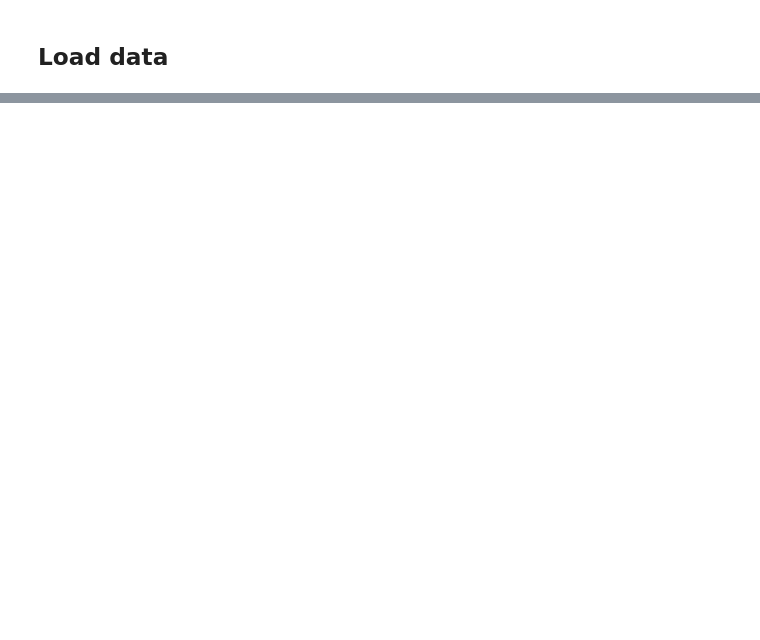
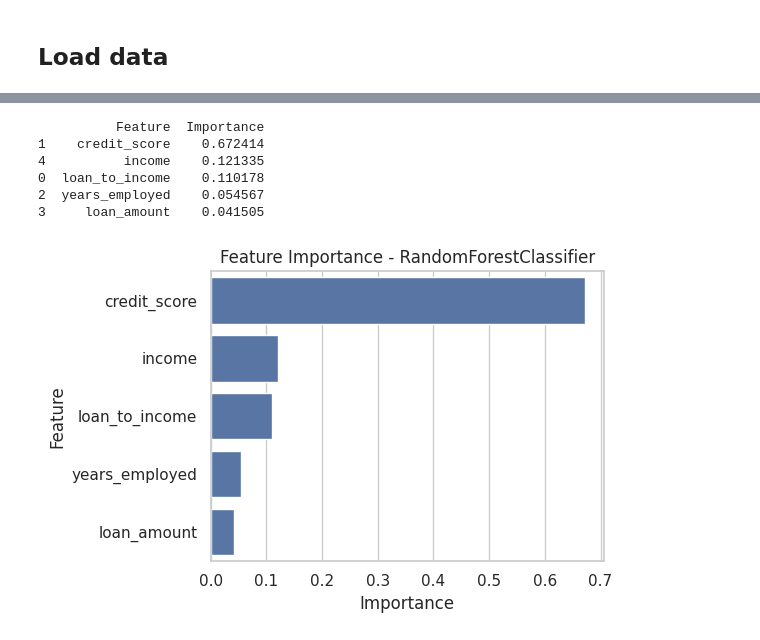
Before and after one commit to DavidRC-Projects/Approval_Predict, a Jupyter notebook: jupyter_notebooks/06 - Modeling and Evaluation.ipynb, the cells around one changed output, grey strips where cells are left out. Drawn from its saved outputs; the diff is of its cells as text; code cells hidden in the pictures; blank space fills up the shorter version.

Commit message:
Add pipeline, grid search and feature importance plot for 6th notebook

```diff
--- a/jupyter_notebooks/06 - Modeling and Evaluation.ipynb
+++ b/jupyter_notebooks/06 - Modeling and Evaluation.ipynb
@@ -83,0 +229,14 @@ X.head(3), y.head(3)
+# %%
+search = HyperparameterOptimizationSearch(
+    models=models_quick_search,
+    params=params_quick_search
+)
+
+search.fit(
+    X_train_bal,
+    y_train_bal,
+    scoring=make_scorer(recall_score, pos_label=1),
+    cv=5,
+    n_jobs=-1,
+    verbose=1
+)
@@ -83,0 +261,3 @@ X.head(3), y.head(3)
+# %%
+results_summary, search_pipelines = search.score_summary(sort_by='mean_score')
+display(results_summary)
@@ -83,0 +273,4 @@ X.head(3), y.head(3)
+# %%
+best_model = results_summary.iloc[0, 0]
+pipeline_clf = search.grid_searches[best_model].best_estimator_
+pipeline_clf
@@ -83,0 +331,31 @@ X.head(3), y.head(3)
+# %%
+model_step = pipeline_clf.named_steps['model']
+
+# Get feature names used in training
+feature_names = X_train_bal.columns
+
+# Create importance dataframe
+feature_importance_df = (
+    pd.DataFrame({
+        "Feature": feature_names,
+        "Importance": model_step.feature_importances_
+    })
+    .sort_values(by="Importance", ascending=False)
+)
+
+print(feature_importance_df)
+
+# Plot importance
+plt.figure(figsize=(6,4))
+sns.barplot(data=feature_importance_df, x="Importance", y="Feature")
+plt.title("Feature Importance - RandomForestClassifier")
+plt.tight_layout()
+plt.show()
+# %% [output]
+          Feature  Importance
+1    credit_score    0.672414
+4          income    0.121335
+0  loan_to_income    0.110178
+2  years_employed    0.054567
+3     loan_amount    0.041505
+[figure, added]
```
Also changed, not shown: parts of 21 cells of this notebook, 1 other file.
